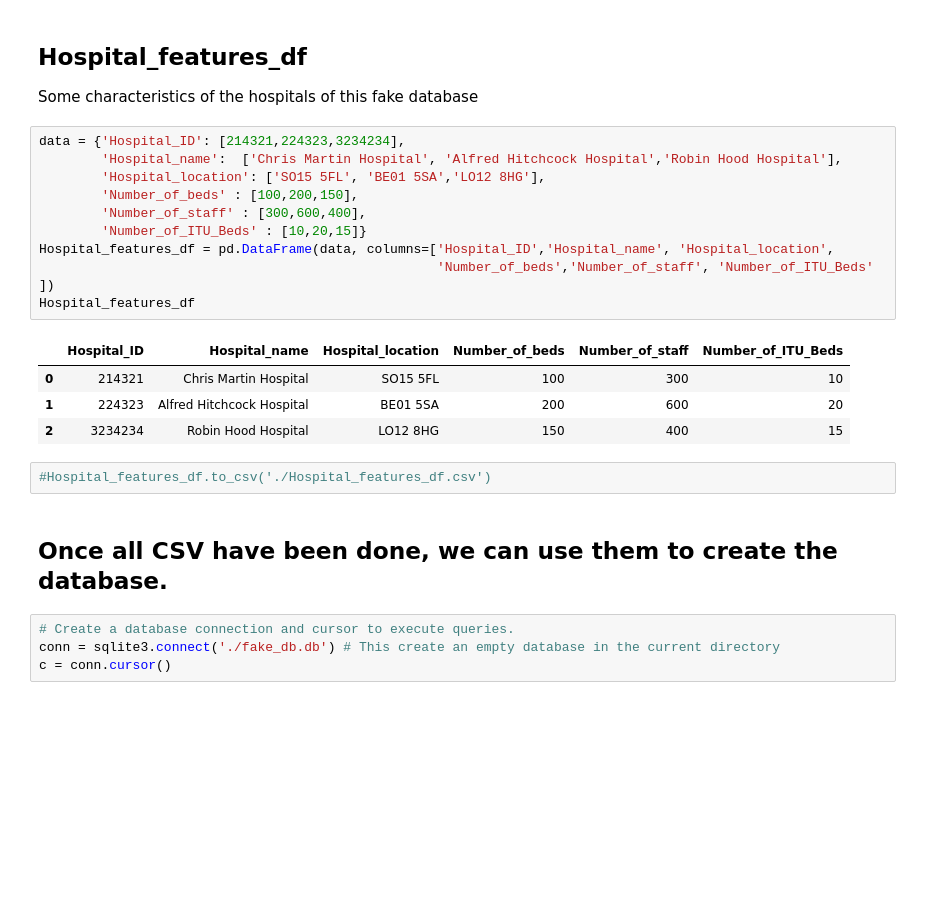
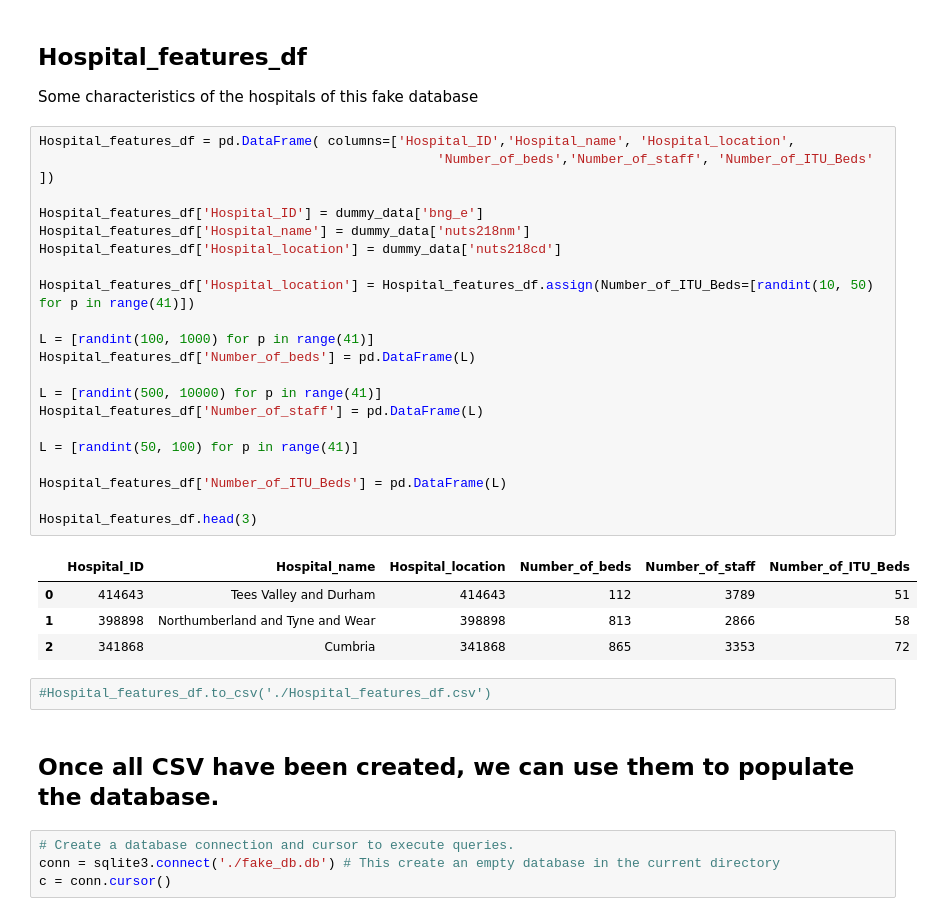
Before and after one commit to Manuel-DominguezCBG/SQL2Dashboard, a Jupyter notebook: Fake_database/1_Creating_the_fake_database.ipynb, the cells around one changed output. Cells and saved outputs as stored; diff of their text form; blank space fills up the shorter version.

```diff
--- a/Fake_database/1_Creating_the_fake_database.ipynb
+++ b/Fake_database/1_Creating_the_fake_database.ipynb
@@ -238,26 +253,37 @@ covid_19_death_df
 # %% [markdown]
 ## Hospital_features_df
 Some characteristics of the hospitals of this fake database
-# %%
-data = {'Hospital_ID': [214321,224323,3234234],
-        'Hospital_name':  ['Chris Martin Hospital', 'Alfred Hitchcock Hospital','Robin Hood Hospital'],
-        'Hospital_location': ['SO15 5FL', 'BE01 5SA','LO12 8HG'],
-        'Number_of_beds' : [100,200,150],
-        'Number_of_staff' : [300,600,400],
-        'Number_of_ITU_Beds' : [10,20,15]}
-Hospital_features_df = pd.DataFrame(data, columns=['Hospital_ID','Hospital_name', 'Hospital_location',
-                                                   'Number_of_beds','Number_of_staff', 'Number_of_ITU_Beds' ])
-Hospital_features_df
-# %% [output]
-|  | Hospital_ID | Hospital_name | Hospital_location | Number_of_beds | Number_of_staff | Number_of_ITU_Beds |
-| 0 | 214321 | Chris Martin Hospital | SO15 5FL | 100 | 300 | 10 |
-| 1 | 224323 | Alfred Hitchcock Hospital | BE01 5SA | 200 | 600 | 20 |
-| 2 | 3234234 | Robin Hood Hospital | LO12 8HG | 150 | 400 | 15 |
+# %%
+Hospital_features_df = pd.DataFrame( columns=['Hospital_ID','Hospital_name', 'Hospital_location',
+                                                   'Number_of_beds','Number_of_staff', 'Number_of_ITU_Beds' ])
+
+Hospital_features_df['Hospital_ID'] = dummy_data['bng_e']
+Hospital_features_df['Hospital_name'] = dummy_data['nuts218nm']
+Hospital_features_df['Hospital_location'] = dummy_data['nuts218cd']
+
+Hospital_features_df['Hospital_location'] = Hospital_features_df.assign(Number_of_ITU_Beds=[randint(10, 50) for p in range(41)])
+
+L = [randint(100, 1000) for p in range(41)]
+Hospital_features_df['Number_of_beds'] = pd.DataFrame(L)
+
+L = [randint(500, 10000) for p in range(41)]
+Hospital_features_df['Number_of_staff'] = pd.DataFrame(L)
+
+L = [randint(50, 100) for p in range(41)]
+
+Hospital_features_df['Number_of_ITU_Beds'] = pd.DataFrame(L)
+
+Hospital_features_df.head(3)
+# %% [output]
+|  | Hospital_ID | Hospital_name | Hospital_location | Number_of_beds | Number_of_staff | Number_of_ITU_Beds |
+| 0 | 414643 | Tees Valley and Durham | 414643 | 112 | 3789 | 51 |
+| 1 | 398898 | Northumberland and Tyne and Wear | 398898 | 813 | 2866 | 58 |
+| 2 | 341868 | Cumbria | 341868 | 865 | 3353 | 72 |
 # %%
 #Hospital_features_df.to_csv('./Hospital_features_df.csv')
 # %% [markdown]
 <a id="Database"></a>
-## Once all CSV have been done, we can use them to create the database.
+## Once all CSV have been created, we can use them to populate the database.
 # %%
 # Create a database connection and cursor to execute queries.
 conn = sqlite3.connect('./fake_db.db') # This create an empty database in the current directory
```
Also changed, not shown: parts of 18 cells of this notebook, 54 other files.
